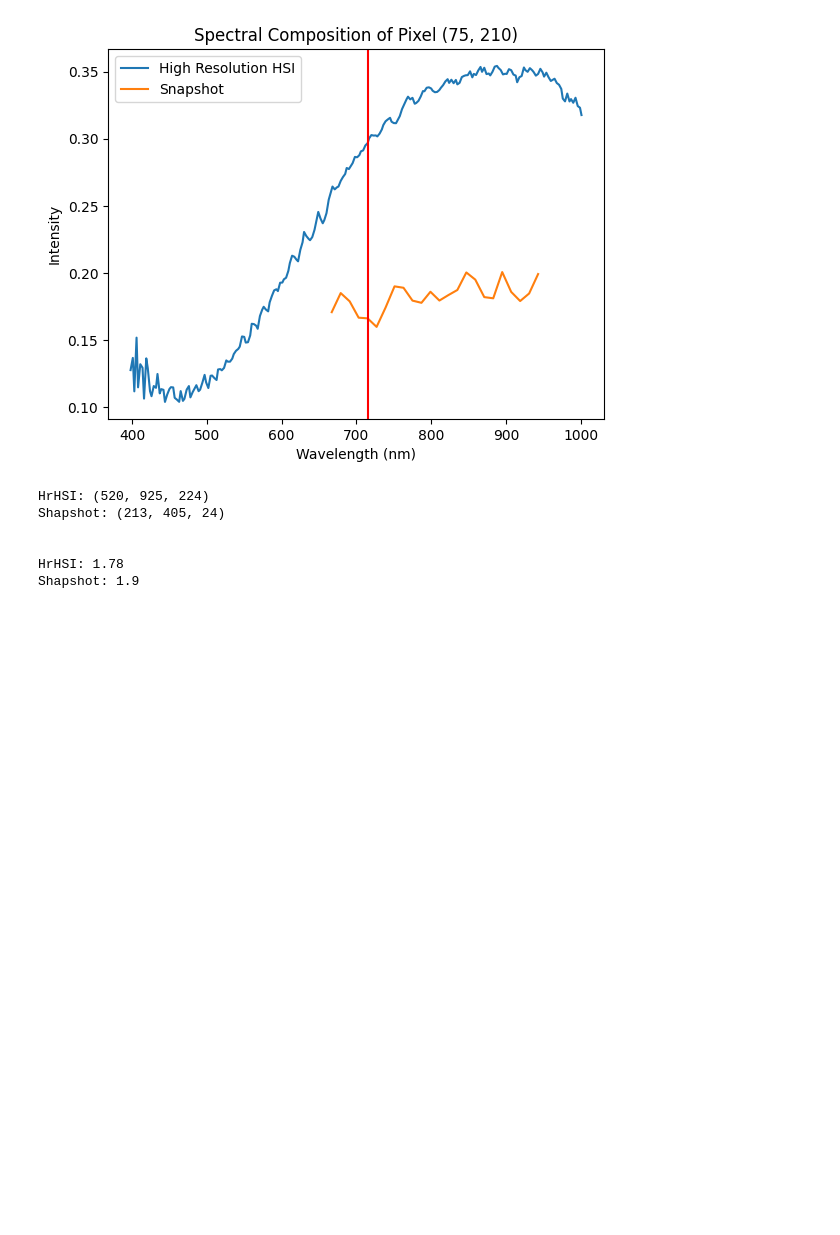
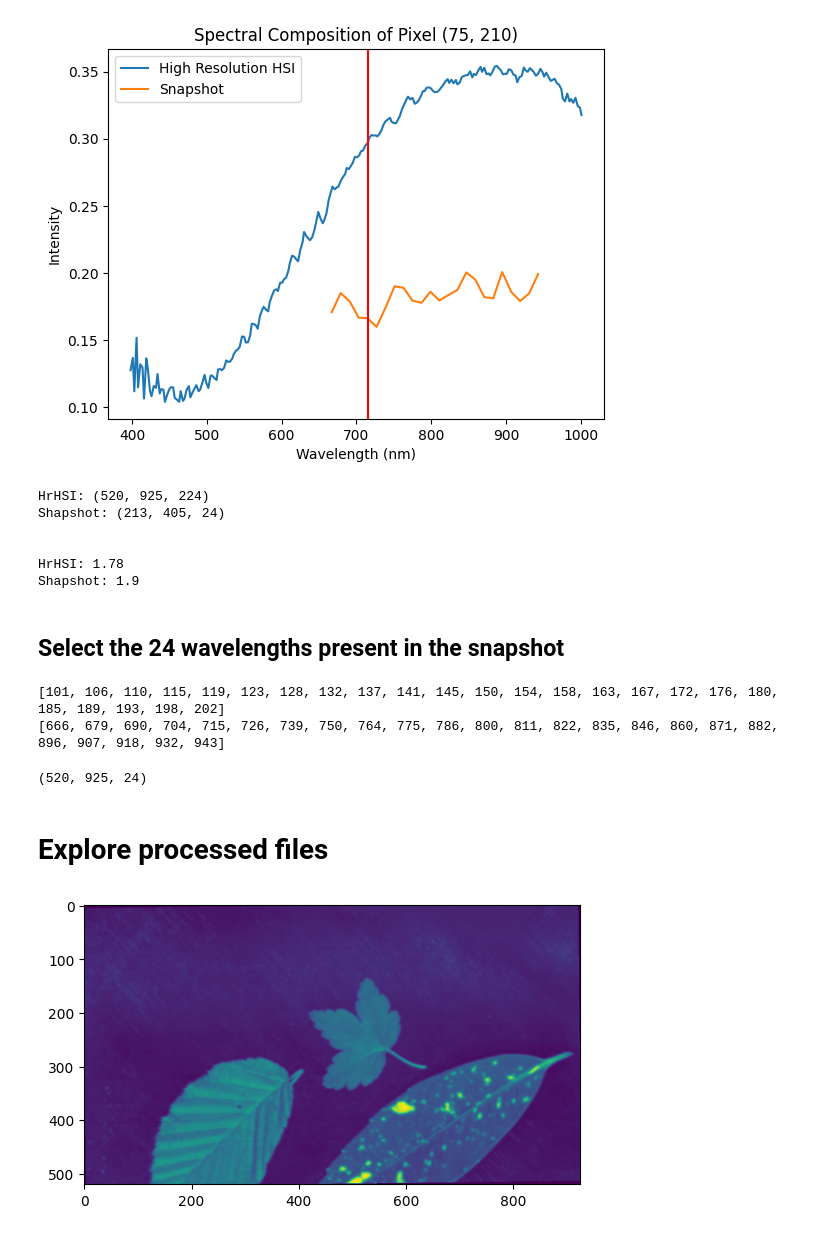
Before and after one commit to amar-music/hyperspectral-snapshot-upscaling, a Jupyter notebook: explore.ipynb, the cells around one changed output. Drawn from its saved outputs; the diff is of its cells as text; code cells hidden in the pictures; blank space fills up the shorter version.

```diff
--- a/explore.ipynb
+++ b/explore.ipynb
@@ -130,0 +128,38 @@ hr_img_al = hr_img_al[:, 0:ss_img_al.shape[1]]
+# %% [markdown]
+## Select the 24 wavelengths present in the snapshot
+# %%
+import numpy as np
+
+# Get indexes of hr_wavelengths that are present in ss_wavelengths (if no exact match, get closest)
+hr_wavelengths_idx = []
+for i in range(len(ss_wavelengths)):
+    idx = (np.abs(np.array(hr_wavelengths) - np.array(ss_wavelengths[i]))).argmin()
+    hr_wavelengths_idx.append(idx)
+
+print(hr_wavelengths_idx)
+
+# Filter hr_wavelenghts by index hr_wavelegths_idx
+hr_wavelengths_filtered = [hr_wavelengths[i] for i in hr_wavelengths_idx]
+
+print(hr_wavelengths_filtered)
+# %% [output]
+[101, 106, 110, 115, 119, 123, 128, 132, 137, 141, 145, 150, 154, 158, 163, 167, 172, 176, 180, 185, 189, 193, 198, 202]
+[666, 679, 690, 704, 715, 726, 739, 750, 764, 775, 786, 800, 811, 822, 835, 846, 860, 871, 882, 896, 907, 918, 932, 943]
+# %%
+hr_img_al_shp = hr_img_al[:, :, hr_wavelengths_idx]
+hr_img_al_shp.shape
+# %% [output]
+(520, 925, 24)
+# %% [markdown]
+# Explore processed files
+# %%
+# Read numpy file
+import numpy as np
+hr_img_2 = np.load('data/Processed/leaf_test1_s.npy')
+
+# Plot image
+import matplotlib.pyplot as plt
+plt.imshow(hr_img_2[:, :, 3])
+plt.show()
+# %% [output]
+[figure, added]
```
Also changed, not shown: parts of 2 cells of this notebook, 2 other files.
